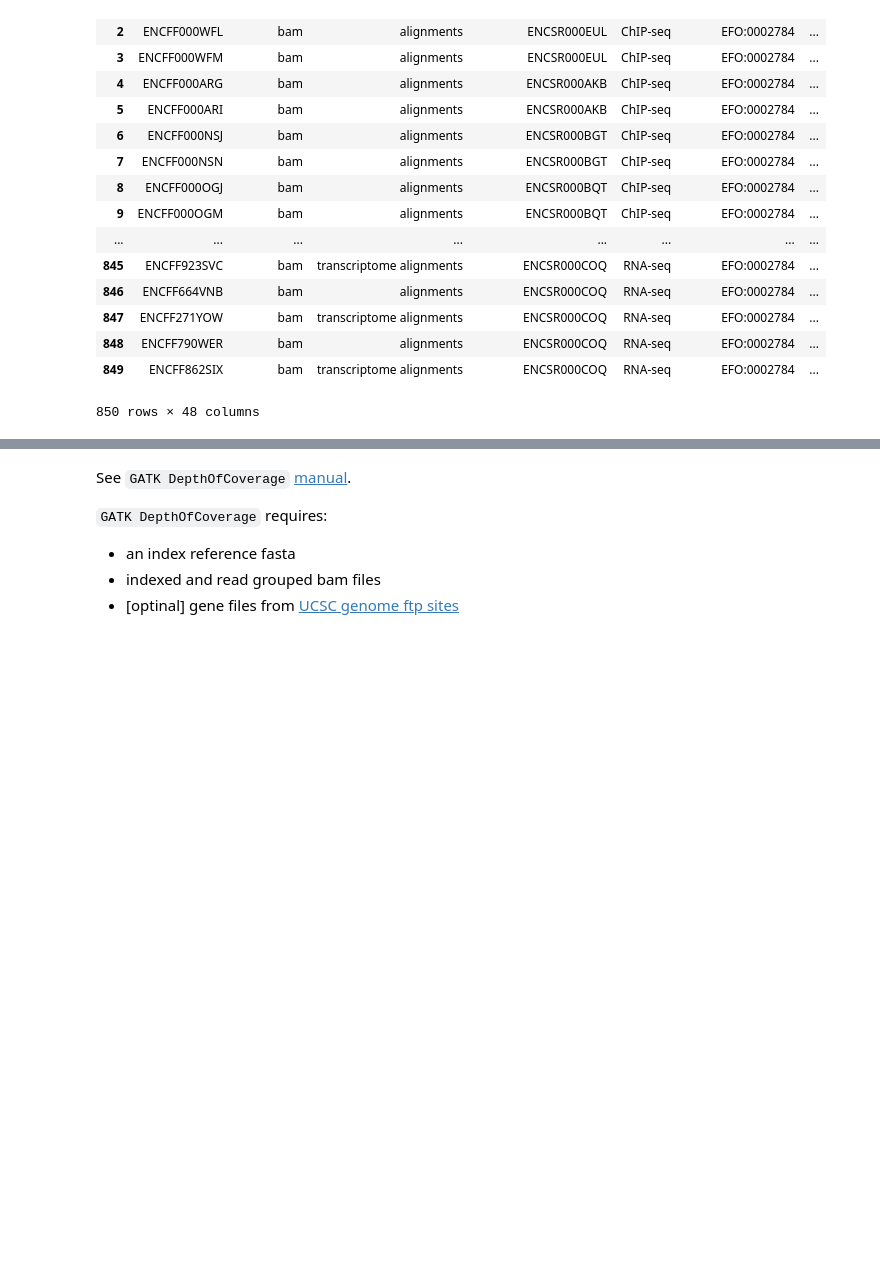
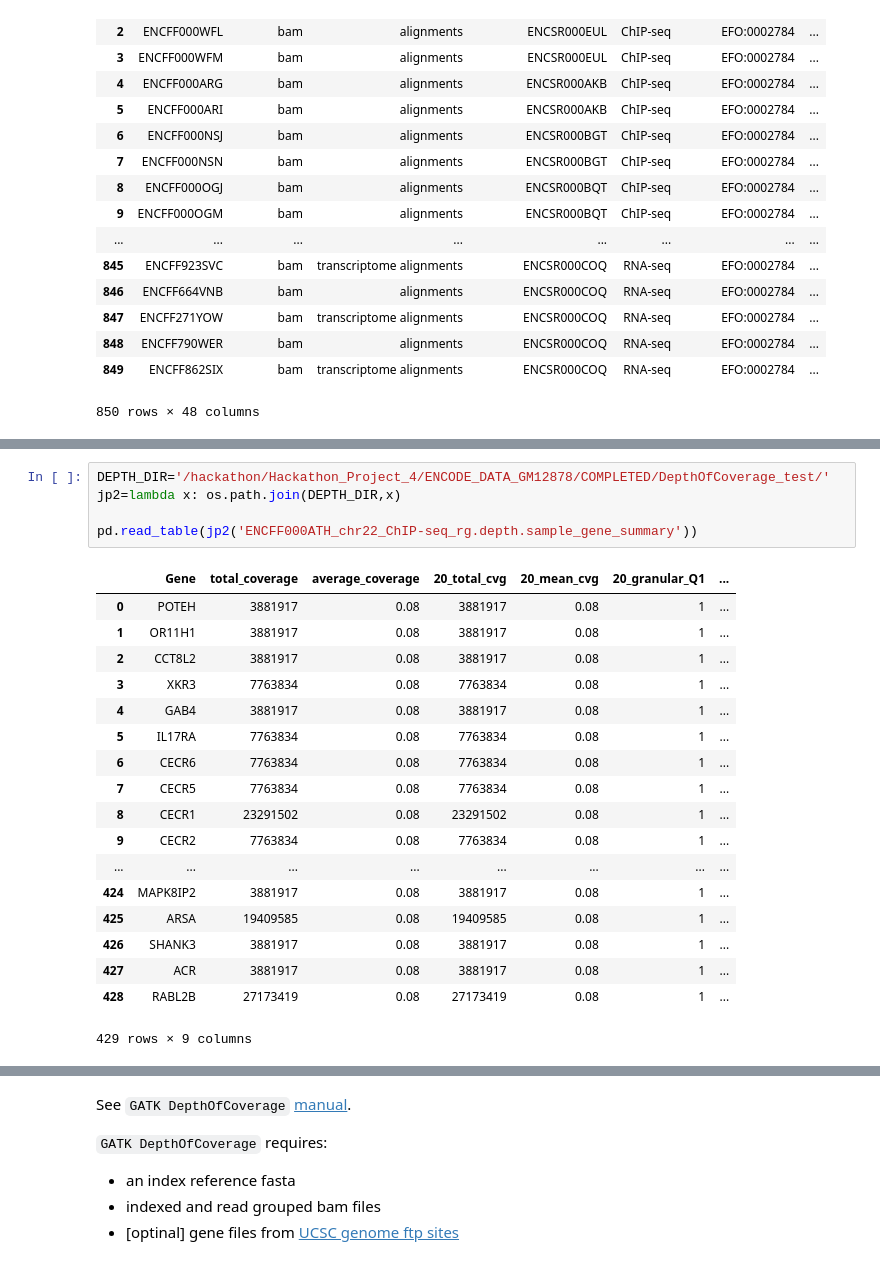
Before and after one commit to hackseq/2016_project_4, a Jupyter notebook: notebooks/DepthOfCoverage.ipynb, the cells around one changed output, grey strips where cells are left out. Drawn from its saved outputs; the diff is of its cells as text; blank space fills up the shorter version.

```diff
--- a/notebooks/DepthOfCoverage.ipynb
+++ b/notebooks/DepthOfCoverage.ipynb
@@ -51 +55,25 @@ pd.read_table(jp('ENCODE_DATA_GM12878/COMPLETED/DepthOfCoverage/ENCFF000ARG_chr2
+# %%
+DEPTH_DIR='/hackathon/Hackathon_Project_4/ENCODE_DATA_GM12878/COMPLETED/DepthOfCoverage_test/'
+jp2=lambda x: os.path.join(DEPTH_DIR,x)
+
+pd.read_table(jp2('ENCFF000ATH_chr22_ChIP-seq_rg.depth.sample_gene_summary'))
+# %% [output]
+|  | Gene | total_coverage | average_coverage | 20_total_cvg | 20_mean_cvg | 20_granular_Q1 | ... |
+| 0 | POTEH | 3881917 | 0.08 | 3881917 | 0.08 | 1 | ... |
+| 1 | OR11H1 | 3881917 | 0.08 | 3881917 | 0.08 | 1 | ... |
+| 2 | CCT8L2 | 3881917 | 0.08 | 3881917 | 0.08 | 1 | ... |
+| 3 | XKR3 | 7763834 | 0.08 | 7763834 | 0.08 | 1 | ... |
+| 4 | GAB4 | 3881917 | 0.08 | 3881917 | 0.08 | 1 | ... |
+| 5 | IL17RA | 7763834 | 0.08 | 7763834 | 0.08 | 1 | ... |
+| 6 | CECR6 | 7763834 | 0.08 | 7763834 | 0.08 | 1 | ... |
+| 7 | CECR5 | 7763834 | 0.08 | 7763834 | 0.08 | 1 | ... |
+| 8 | CECR1 | 23291502 | 0.08 | 23291502 | 0.08 | 1 | ... |
+| 9 | CECR2 | 7763834 | 0.08 | 7763834 | 0.08 | 1 | ... |
+| ... | ... | ... | ... | ... | ... | ... | ... |
+| 424 | MAPK8IP2 | 3881917 | 0.08 | 3881917 | 0.08 | 1 | ... |
+| 425 | ARSA | 19409585 | 0.08 | 19409585 | 0.08 | 1 | ... |
+| 426 | SHANK3 | 3881917 | 0.08 | 3881917 | 0.08 | 1 | ... |
+| 427 | ACR | 3881917 | 0.08 | 3881917 | 0.08 | 1 | ... |
+| 428 | RABL2B | 27173419 | 0.08 | 27173419 | 0.08 | 1 | ... |
+429 rows × 9 columns
 # %%
```
Also changed, not shown: parts of 26 cells of this notebook, 2 other files.
